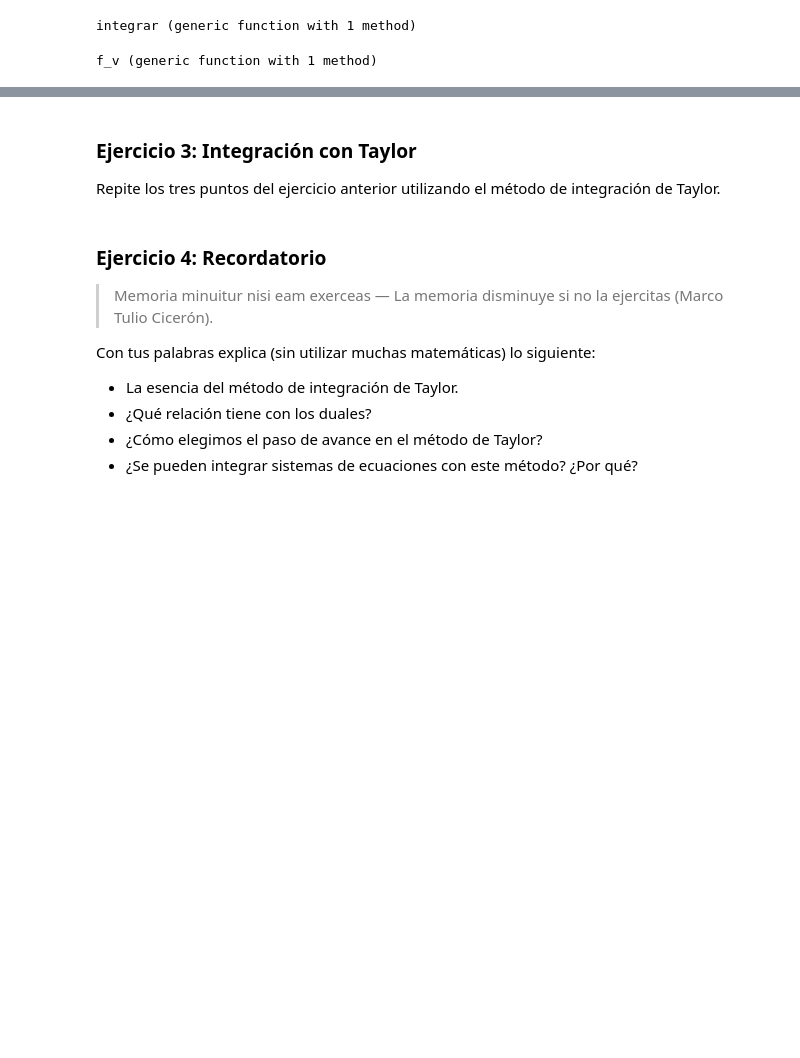
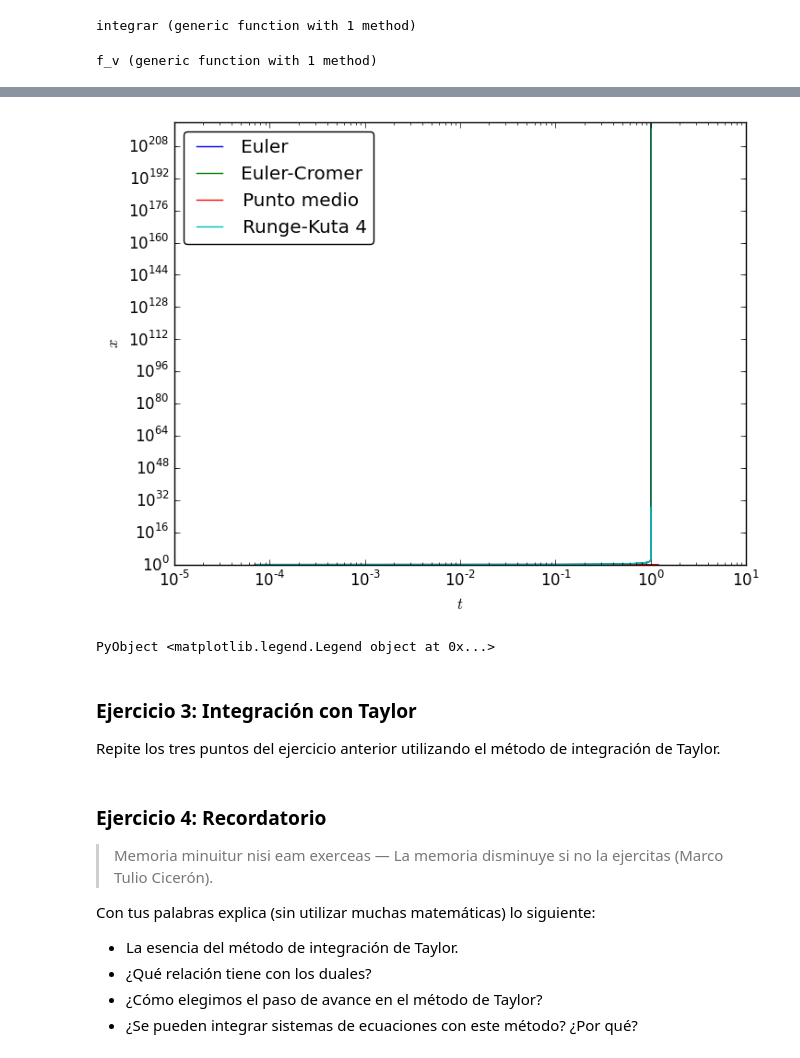
Before and after one commit to lbenet/2016-1_TemasSelectosFisComp, a Jupyter notebook: tareas/Ceboc/3-EjerciciosTaylor.ipynb, the cells around one changed output, grey strips where cells are left out. Drawn from its saved outputs; the diff is of its cells as text; code cells hidden in the pictures; blank space fills up the shorter version.

```diff
--- a/tareas/Ceboc/3-EjerciciosTaylor.ipynb
+++ b/tareas/Ceboc/3-EjerciciosTaylor.ipynb
@@ -240,4 +291,15 @@ legend(loc="upper left",fancybox="true")
 PyObject <matplotlib.legend.Legend object at 0x...>
+# %%
+loglog(A1[:,1],A1[:,2],label=("Euler"));
+loglog(A2[:,1],A2[:,2],label=("Euler-Cromer"));
+loglog(A3[:,1],A3[:,2],label=("Punto medio"));
+loglog(A4[:,1],A4[:,2],label=("Runge-Kuta 4"));
+xlabel(L"t")
+ylabel(L"x")
+legend(loc="upper left",fancybox="true")
+# %% [output]
+[figure, added]
+PyObject <matplotlib.legend.Legend object at 0x...>
 # %% [markdown]
 ###  Ejercicio 3: Integración con Taylor
 
```
Also changed, not shown: parts of 5 cells of this notebook.
